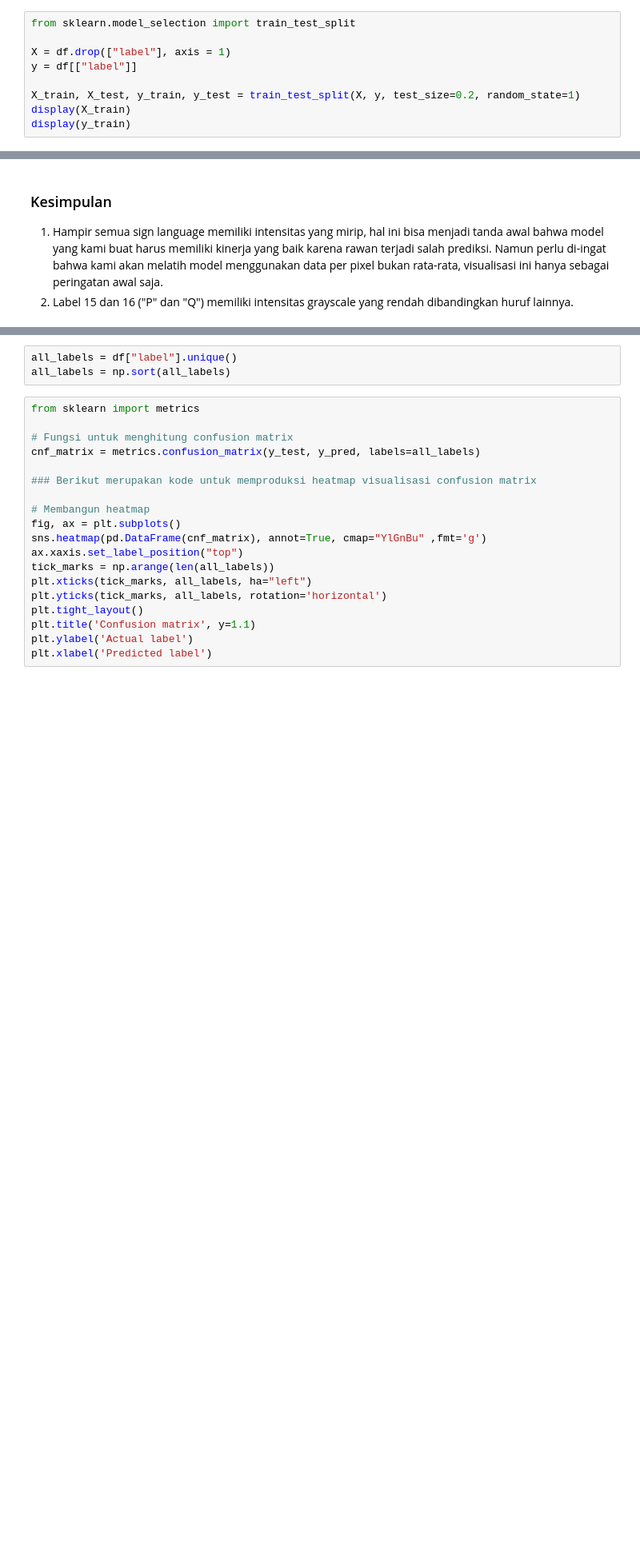
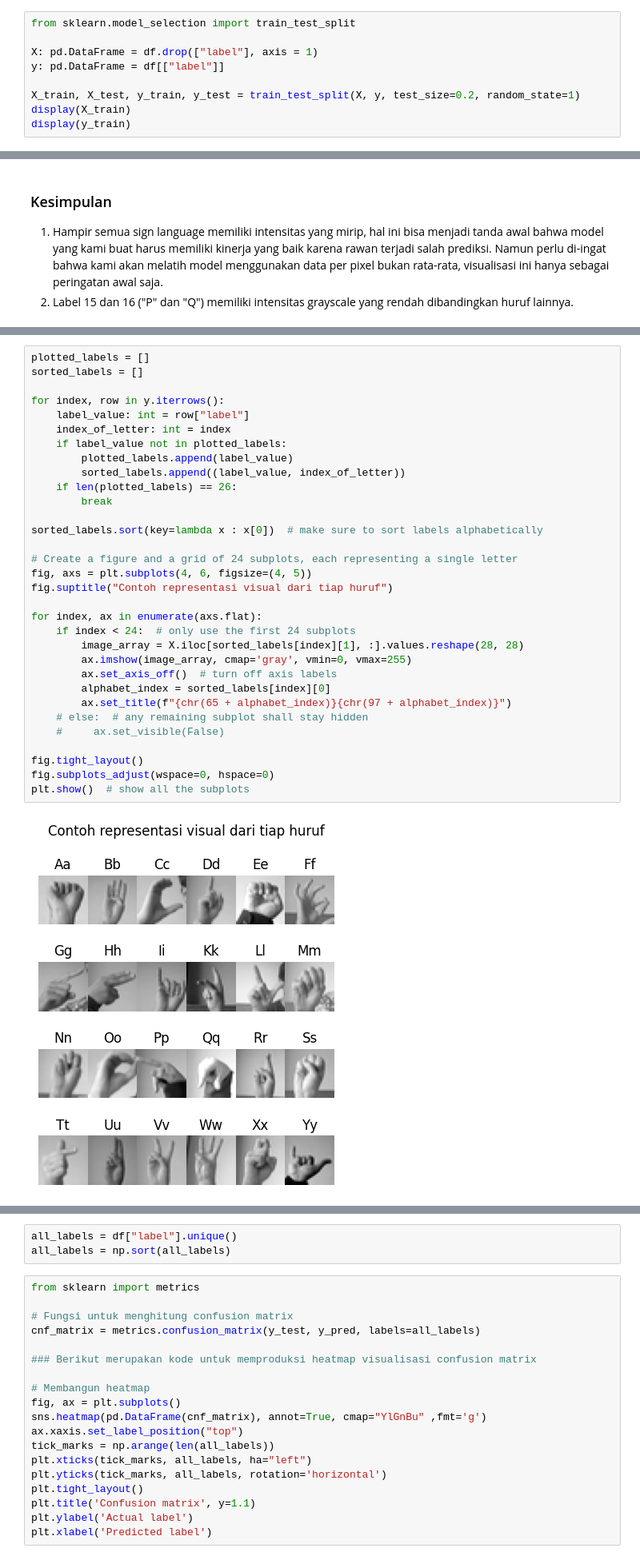
Before and after one commit to TimothyRT/ibda2032, a Jupyter notebook: ibda2032.ipynb, the cells around one changed output, grey strips where cells are left out. Shown at 80% size. Drawn from its saved outputs; the diff is of its cells as text; blank space fills up the shorter version.

Commit message:
satu lagi visualisasi data hehe

```diff
--- a/ibda2032.ipynb
+++ b/ibda2032.ipynb
@@ -26,8 +40,8 @@ df.describe()
 # %%
 from sklearn.model_selection import train_test_split
 
-X = df.drop(["label"], axis = 1)
-y = df[["label"]]
+X: pd.DataFrame = df.drop(["label"], axis = 1)
+y: pd.DataFrame = df[["label"]]
 
 X_train, X_test, y_train, y_test = train_test_split(X, y, test_size=0.2, random_state=1)
 display(X_train)
@@ -99,3 +117,37 @@ plt.show()
+# %%
+plotted_labels = []
+sorted_labels = []
+
+for index, row in y.iterrows():
+    label_value: int = row["label"]
+    index_of_letter: int = index
+    if label_value not in plotted_labels:
+        plotted_labels.append(label_value)
+        sorted_labels.append((label_value, index_of_letter))
+    if len(plotted_labels) == 26:
+        break
+
+sorted_labels.sort(key=lambda x : x[0])  # make sure to sort labels alphabetically
+
+# Create a figure and a grid of 24 subplots, each representing a single letter
+fig, axs = plt.subplots(4, 6, figsize=(4, 5))
+fig.suptitle("Contoh representasi visual dari tiap huruf")
+
+for index, ax in enumerate(axs.flat):
+    if index < 24:  # only use the first 24 subplots
+        image_array = X.iloc[sorted_labels[index][1], :].values.reshape(28, 28)
+        ax.imshow(image_array, cmap='gray', vmin=0, vmax=255)
+        ax.set_axis_off()  # turn off axis labels
+        alphabet_index = sorted_labels[index][0]
+        ax.set_title(f"{chr(65 + alphabet_index)}{chr(97 + alphabet_index)}")
+    # else:  # any remaining subplot shall stay hidden
+    #     ax.set_visible(False)
+
+fig.tight_layout()
+fig.subplots_adjust(wspace=0, hspace=0)
+plt.show()  # show all the subplots
+# %% [output]
+[figure, added]
 # %%
 from sklearn.linear_model import LogisticRegression
 
```
Also changed, not shown: parts of 7 cells of this notebook.
